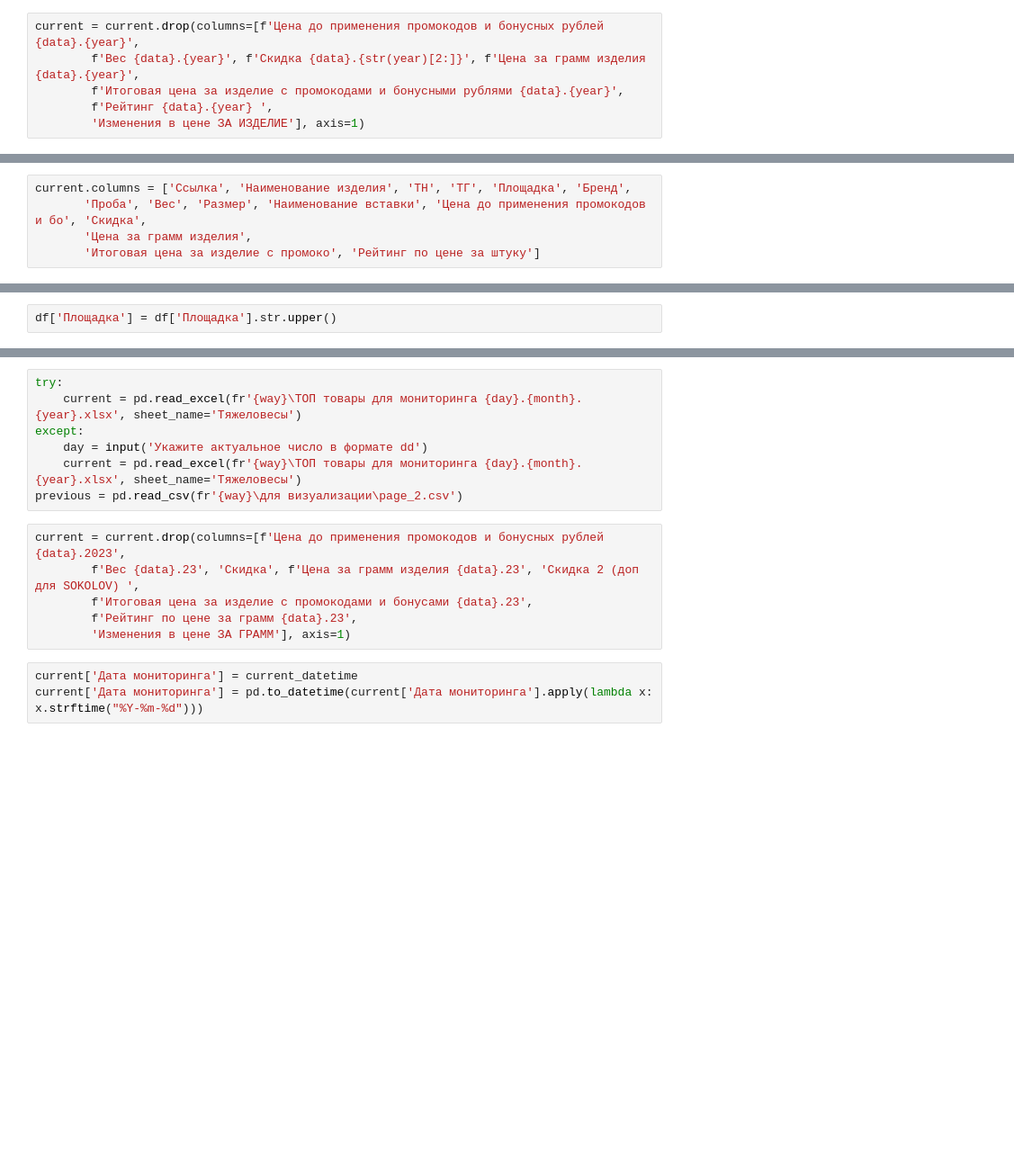
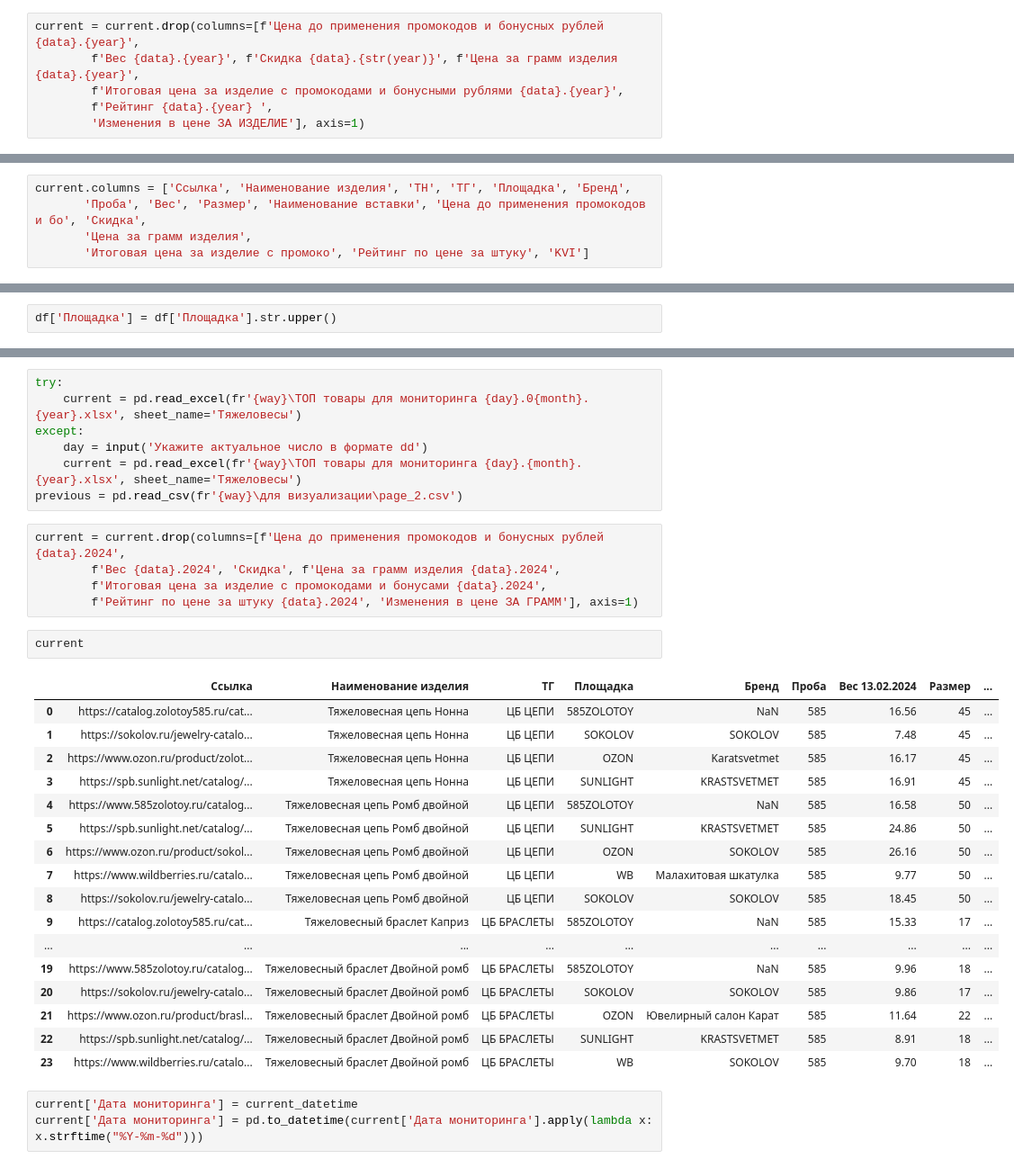
Before and after one commit to sergey-trenkin/universal_parser, a Jupyter notebook: data_to_sql.ipynb, the cells around one changed output, grey strips where cells are left out. Shown at 90% size. Drawn from its saved outputs; the diff is of its cells as text; blank space fills up the shorter version.

```diff
--- a/data_to_sql.ipynb
+++ b/data_to_sql.ipynb
@@ -30,7 +28,7 @@ previous = pd.read_csv(fr'{way}\для визуализации\page_1.csv')
 data = input('Введите дату предыдущего мониторинга в формате dd.mm')
 # %%
 current = current.drop(columns=[f'Цена до применения промокодов и бонусных рублей {data}.{year}',
-        f'Вес {data}.{year}', f'Скидка {data}.{str(year)[2:]}', f'Цена за грамм изделия {data}.{year}',
+        f'Вес {data}.{year}', f'Скидка {data}.{str(year)}', f'Цена за грамм изделия {data}.{year}',
         f'Итоговая цена за изделие с промокодами и бонусными рублями {data}.{year}',
         f'Рейтинг {data}.{year} ',
         'Изменения в цене ЗА ИЗДЕЛИЕ'], axis=1)
@@ -46,7 +44,7 @@ current.insert(2, 'ТН', tn)
 current.columns = ['Ссылка', 'Наименование изделия', 'ТН', 'ТГ', 'Площадка', 'Бренд',
        'Проба', 'Вес', 'Размер', 'Наименование вставки', 'Цена до применения промокодов и бо', 'Скидка',
        'Цена за грамм изделия',
-       'Итоговая цена за изделие с промоко', 'Рейтинг по цене за штуку']
+       'Итоговая цена за изделие с промоко', 'Рейтинг по цене за штуку', 'KVI']
 # %%
 current['Дата мониторинга'] = current_datetime
 current['Дата мониторинга'] = pd.to_datetime(current['Дата мониторинга'].apply(lambda x: x.strftime("%Y-%m-%d")))
@@ -109,16 +135,35 @@ df.to_sql('page_1', engine, schema = 'yura', if_exists='replace')
 # %%
 try:
-    current = pd.read_excel(fr'{way}\ТОП товары для мониторинга {day}.{month}.{year}.xlsx', sheet_name='Тяжеловесы')
+    current = pd.read_excel(fr'{way}\ТОП товары для мониторинга {day}.0{month}.{year}.xlsx', sheet_name='Тяжеловесы')
 except:
     day = input('Укажите актуальное число в формате dd')
     current = pd.read_excel(fr'{way}\ТОП товары для мониторинга {day}.{month}.{year}.xlsx', sheet_name='Тяжеловесы')
 previous = pd.read_csv(fr'{way}\для визуализации\page_2.csv')
 # %%
-current = current.drop(columns=[f'Цена до применения промокодов и бонусных рублей {data}.2023',
-        f'Вес {data}.23', 'Скидка', f'Цена за грамм изделия {data}.23', 'Скидка 2 (доп для SOKOLOV) ',
-        f'Итоговая цена за изделие с промокодами и бонусами {data}.23',
-        f'Рейтинг по цене за грамм {data}.23',
-        'Изменения в цене ЗА ГРАММ'], axis=1)
+current = current.drop(columns=[f'Цена до применения промокодов и бонусных рублей {data}.2024',
+        f'Вес {data}.2024', 'Скидка', f'Цена за грамм изделия {data}.2024',
+        f'Итоговая цена за изделие с промокодами и бонусами {data}.2024',
+        f'Рейтинг по цене за штуку {data}.2024', 'Изменения в цене ЗА ГРАММ'], axis=1)
+# %%
+current
+# %% [output]
+|  | Ссылка | Наименование изделия | ТГ | Площадка | Бренд | Проба | Вес 13.02.2024 | Размер | ... |
+| 0 | https://catalog.zolotoy585.ru/cat... | Тяжеловесная цепь Нонна | ЦБ ЦЕПИ | 585ZOLOTOY | NaN | 585 | 16.56 | 45 | ... |
+| 1 | https://sokolov.ru/jewelry-catalo... | Тяжеловесная цепь Нонна | ЦБ ЦЕПИ | SOKOLOV | SOKOLOV | 585 | 7.48 | 45 | ... |
+| 2 | https://www.ozon.ru/product/zolot... | Тяжеловесная цепь Нонна | ЦБ ЦЕПИ | OZON | Karatsvetmet | 585 | 16.17 | 45 | ... |
+| 3 | https://spb.sunlight.net/catalog/... | Тяжеловесная цепь Нонна | ЦБ ЦЕПИ | SUNLIGHT | KRASTSVETMET | 585 | 16.91 | 45 | ... |
+| 4 | https://www.585zolotoy.ru/catalog... | Тяжеловесная цепь Ромб двойной | ЦБ ЦЕПИ | 585ZOLOTOY | NaN | 585 | 16.58 | 50 | ... |
+| 5 | https://spb.sunlight.net/catalog/... | Тяжеловесная цепь Ромб двойной | ЦБ ЦЕПИ | SUNLIGHT | KRASTSVETMET | 585 | 24.86 | 50 | ... |
+| 6 | https://www.ozon.ru/product/sokol... | Тяжеловесная цепь Ромб двойной | ЦБ ЦЕПИ | OZON | SOKOLOV | 585 | 26.16 | 50 | ... |
+| 7 | https://www.wildberries.ru/catalo... | Тяжеловесная цепь Ромб двойной | ЦБ ЦЕПИ | WB | Малахитовая шкатулка | 585 | 9.77 | 50 | ... |
+| 8 | https://sokolov.ru/jewelry-catalo... | Тяжеловесная цепь Ромб двойной | ЦБ ЦЕПИ | SOKOLOV | SOKOLOV | 585 | 18.45 | 50 | ... |
+| 9 | https://catalog.zolotoy585.ru/cat... | Тяжеловесный браслет Каприз | ЦБ БРАСЛЕТЫ | 585ZOLOTOY | NaN | 585 | 15.33 | 17 | ... |
+| ... | ... | ... | ... | ... | ... | ... | ... | ... | ... |
+| 19 | https://www.585zolotoy.ru/catalog... | Тяжеловесный браслет Двойной ромб | ЦБ БРАСЛЕТЫ | 585ZOLOTOY | NaN | 585 | 9.96 | 18 | ... |
+| 20 | https://sokolov.ru/jewelry-catalo... | Тяжеловесный браслет Двойной ромб | ЦБ БРАСЛЕТЫ | SOKOLOV | SOKOLOV | 585 | 9.86 | 17 | ... |
+| 21 | https://www.ozon.ru/product/brasl... | Тяжеловесный браслет Двойной ромб | ЦБ БРАСЛЕТЫ | OZON | Ювелирный салон Карат | 585 | 11.64 | 22 | ... |
+| 22 | https://spb.sunlight.net/catalog/... | Тяжеловесный браслет Двойной ромб | ЦБ БРАСЛЕТЫ | SUNLIGHT | KRASTSVETMET | 585 | 8.91 | 18 | ... |
+| 23 | https://www.wildberries.ru/catalo... | Тяжеловесный браслет Двойной ромб | ЦБ БРАСЛЕТЫ | WB | SOKOLOV | 585 | 9.70 | 18 | ... |
 # %%
 current['Дата мониторинга'] = current_datetime
 current['Дата мониторинга'] = pd.to_datetime(current['Дата мониторинга'].apply(lambda x: x.strftime("%Y-%m-%d")))
```
Also changed, not shown: parts of 35 cells of this notebook.
